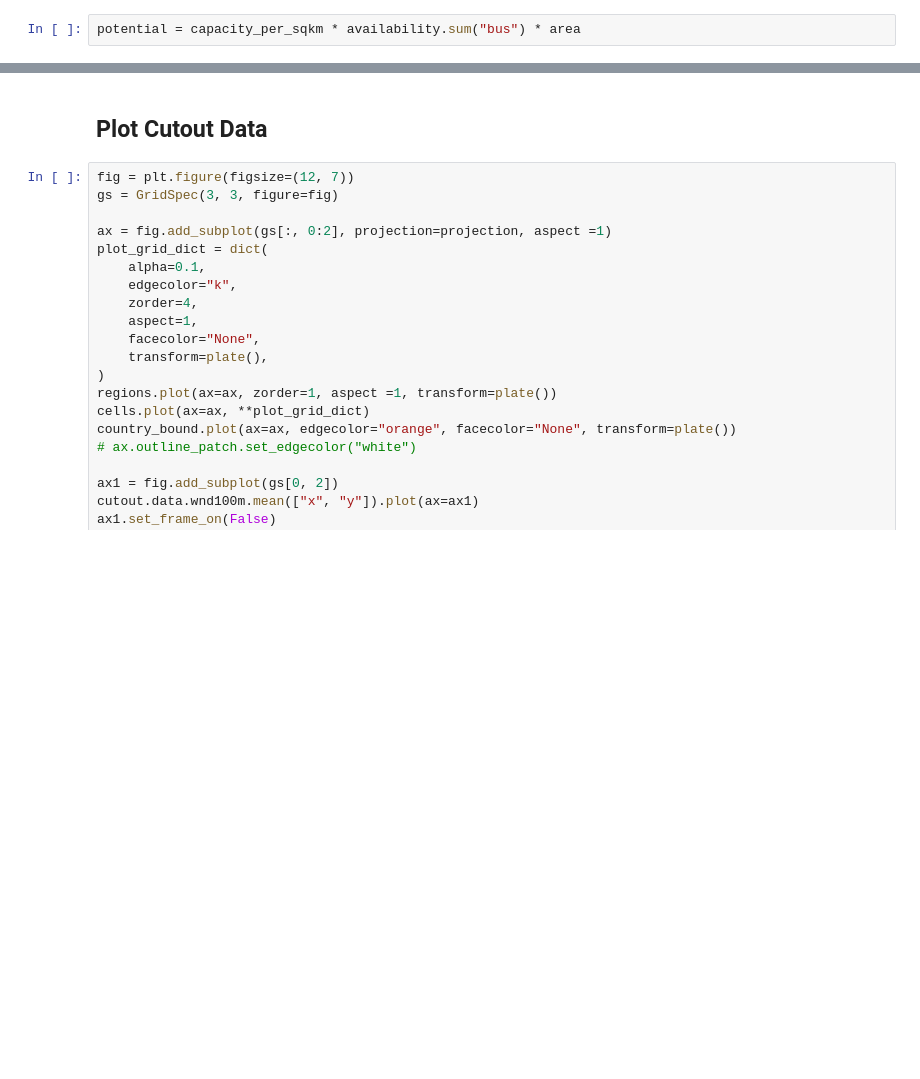
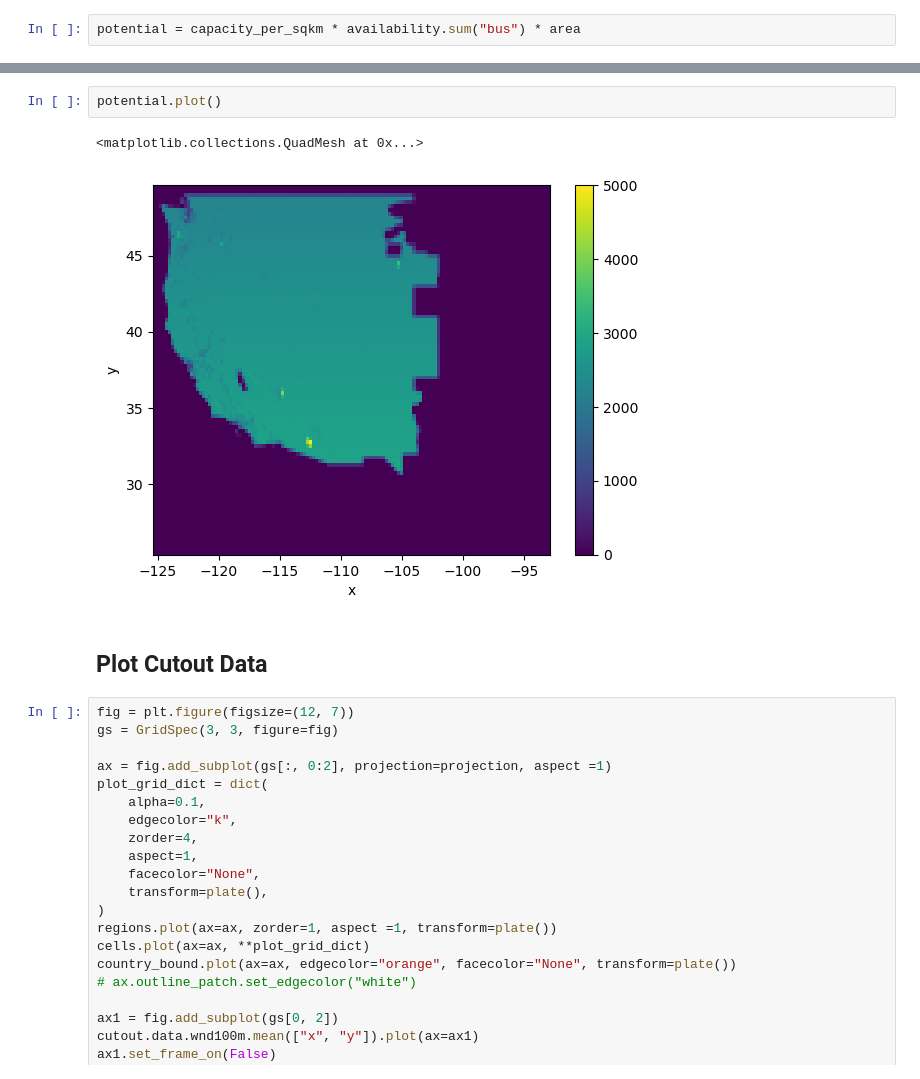
Before and after one commit to PyPSA/pypsa-usa, a Jupyter notebook: workflow/notebooks/plot_cutout.ipynb, the cells around one changed output, grey strips where cells are left out. Saved outputs shown, nothing was run; the diff lists cells and outputs as text; blank space fills up the shorter version.

```diff
--- a/workflow/notebooks/plot_cutout.ipynb
+++ b/workflow/notebooks/plot_cutout.ipynb
@@ -138,3 +137,8 @@ array(5003.25992191)
+# %%
+potential.plot()
+# %% [output]
+<matplotlib.collections.QuadMesh at 0x...>
+[figure, added]
 # %% [markdown]
 ## Plot Cutout Data
 # %%
```
Also changed, not shown: parts of 4 cells of this notebook, 2 other files.
